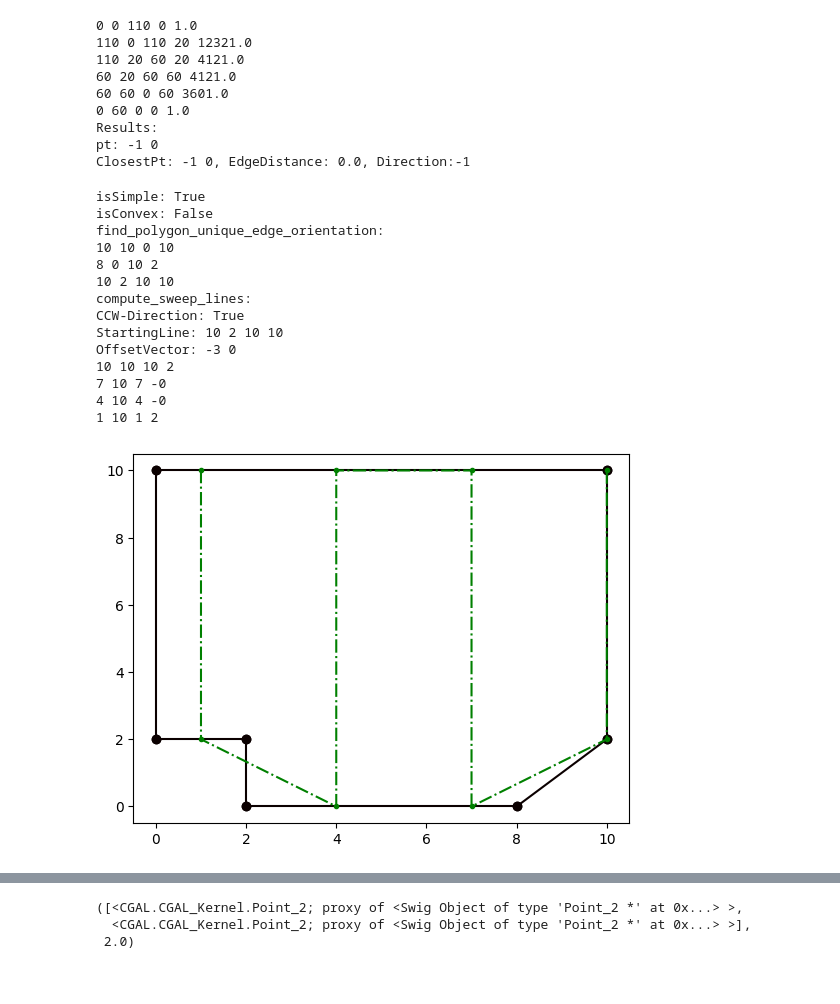
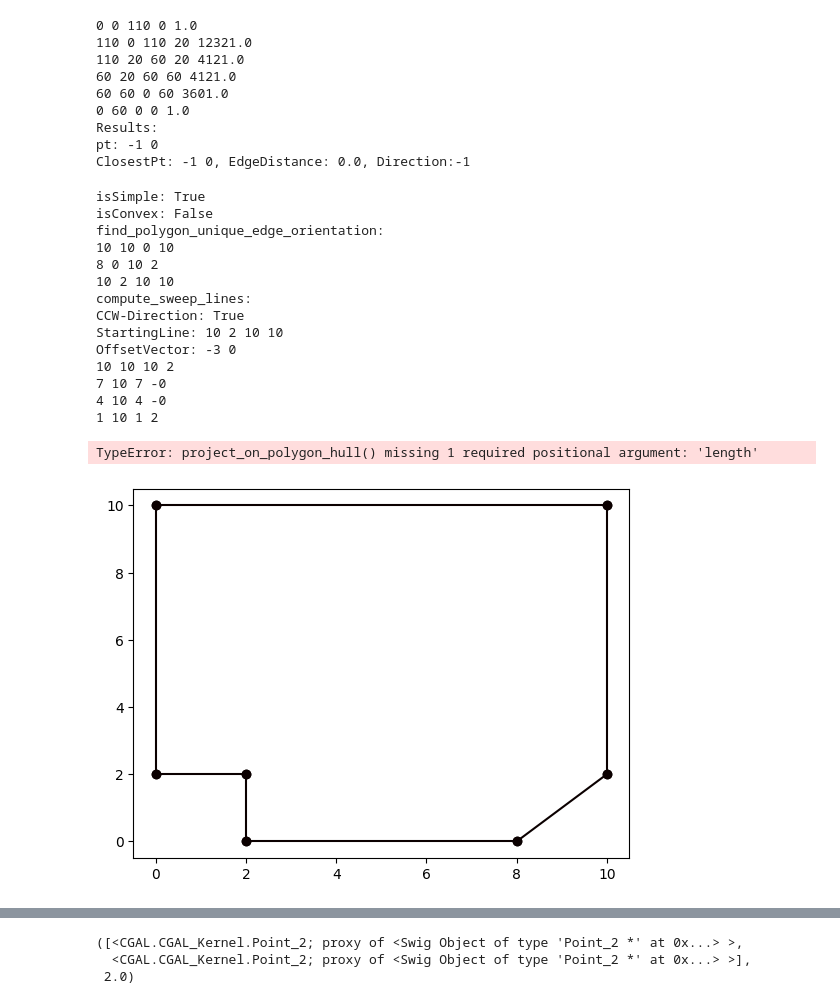
Before and after one commit to dringakn/ROSExamples, a Jupyter notebook: script/cgal_playground.ipynb, the cells around one changed output, grey strips where cells are left out. Cells and saved outputs as stored; diff of their text form; code cells hidden in the pictures.

Commit message:
cgal polygon analysis

```diff
--- a/script/cgal_playground.ipynb
+++ b/script/cgal_playground.ipynb
@@ -257,7 +257,7 @@ def project_point_on_polygon_hull(pg: Polygon_2, pt: Point_2):
     return pg.bounded_side(pt), closest_pt_on_edge, edge_distance
 
 
-def project_on_polygon_hull(p: vg.Point, g: vg.VisGraph, polygon_id=0, length=0.001):
+def project_on_polygon_hull(p: vg.Point, g: vg.VisGraph, polygon_id, length):
     """Assumes p is interior to the polygon with polygon_id. Returns the
     closest point c inside the polygon to p, where the distance from c to
     the intersect point from p to the edge of the polygon is length."""
@@ -727,19 +727,29 @@ def compute_sweep_lines(pg: Polygon_2, start: Segment_2, offset: float, ccw: boo
 
 def compute_waypoints(sweeps: list(), graph: vg.VisGraph):
     waypoints = []
-    reverse_sweep_path = False
-    for sweep in sweeps:
-        if reverse_sweep_path:
-            sweep = sweep.opposite()
-        reverse_sweep_path = not reverse_sweep_path # Invert for next sweep-line
-        start = sweep.source()
-        goal = sweep.target()
-        result, path = calculate_shortest_path(graph, start, goal)
-        if result == True:
+    if len(sweeps) > 1:
+        waypoints.append(sweeps[0].source())
+        waypoints.append(sweeps[0].target())
+        reverse_sweep_path = True
+        for sweep in sweeps[1:]:
+            if reverse_sweep_path:
+                sweep = sweep.opposite()
+            reverse_sweep_path = not reverse_sweep_path # Invert for next sweep-line
+            start = sweep.source()
+            goal = sweep.target()
+            # connect previous segments
+            result, path = calculate_shortest_path(graph, waypoints[-1], goal)
+            if result == True:
+                if len(path)>2:
+                    print("Complex path:")
+                    for pt in path:
+                        print(pt)
+                for pt in path[1:-1]:
+                    waypoints.append(pt)
+            # Add current segment
             waypoints.append(start)
-            for pt in path[1:-2]:
-                waypoints.append(pt)
             waypoints.append(goal)
+
     return waypoints
 
 # Compute sweeps in all sweepable directions, starting counter-clockwise, clockwise, and reverse.
@@ -810,12 +820,10 @@ def create_visbility_graph(pg: Polygon_2):
 
 
 # Connect to points in the polygon using the visibility graph.
-def calculate_shortest_path(graph: vg.VisGraph, start: Point_2, goal: Point_2):
+def calculate_shortest_path(graph: vg.VisGraph, start: Point_2, goal: Point_2, poly_id=0, length = 0.001):
 
-    origin = project_on_polygon_hull(
-        vg.Point(start.x(), start.y()), g, 0, 0.01)
-    destination = project_on_polygon_hull(
-        vg.Point(goal.x(), goal.y()), g, 0, 0.01)
+    origin = project_on_polygon_hull(vg.Point(start.x(), start.y()), graph, poly_id, length)
+    destination = project_on_polygon_hull(vg.Point(goal.x(), goal.y()),graph, poly_id, length)
     path = graph.shortest_path(origin, destination)
 
     if len(path) < 2:
@@ -876,34 +884,35 @@ print(f"isConvex: {pg4.is_convex()}")
 dirs = find_polygon_unique_edge_orientation(pg4)
 print(f"find_polygon_unique_edge_orientation:")
 for dir in dirs:
     print(dir)
 
 g = create_visbility_graph(pg4)
 plot_vis_graph(g, plt.gca())
 print(f"compute_sweep_lines:")
 result, sweeps = compute_sweep_lines(pg4, dirs[2], 3, True)
 if result:
     for sweep in sweeps:
         print(sweep)
         # plot_cgal_segment2(sweep, plt.gca(), "--r.")
     waypoints = compute_waypoints(sweeps, g)
     plot_cgal_waypoints(waypoints, plt.gca(), "-.g.")
 # %% [output]
 isSimple: True
 isConvex: False
 find_polygon_unique_edge_orientation:
 10 10 0 10
 8 0 10 2
 10 2 10 10
 compute_sweep_lines:
 CCW-Direction: True
 StartingLine: 10 2 10 10
 OffsetVector: -3 0
 10 10 10 2
 7 10 7 -0
 4 10 4 -0
 1 10 1 2
+TypeError: project_on_polygon_hull() missing 1 required positional argument: 'length'
-[figure, old version]
+[figure, new version]
 # %%
 # pg3.reverse_orientation()
 # cgal_polygon_properties(pg3)
```
Also changed, not shown: parts of 2 cells of this notebook.
